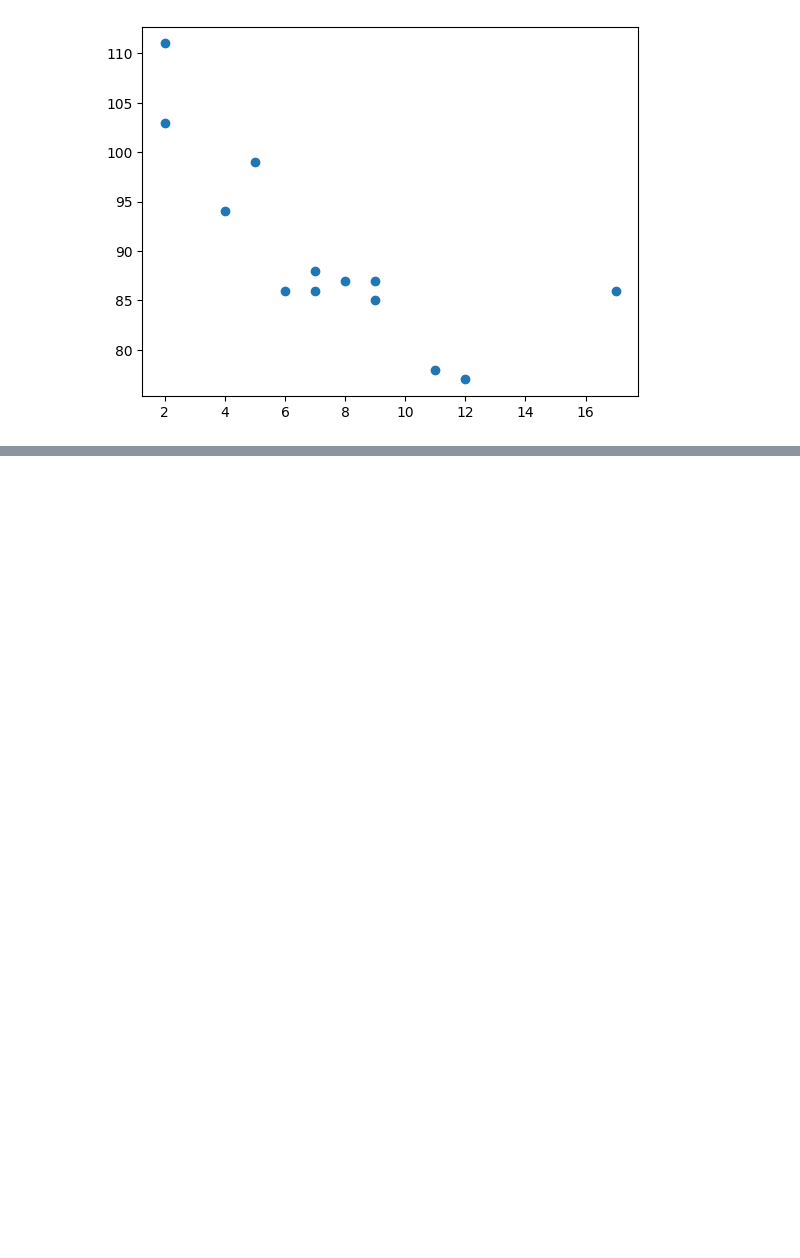
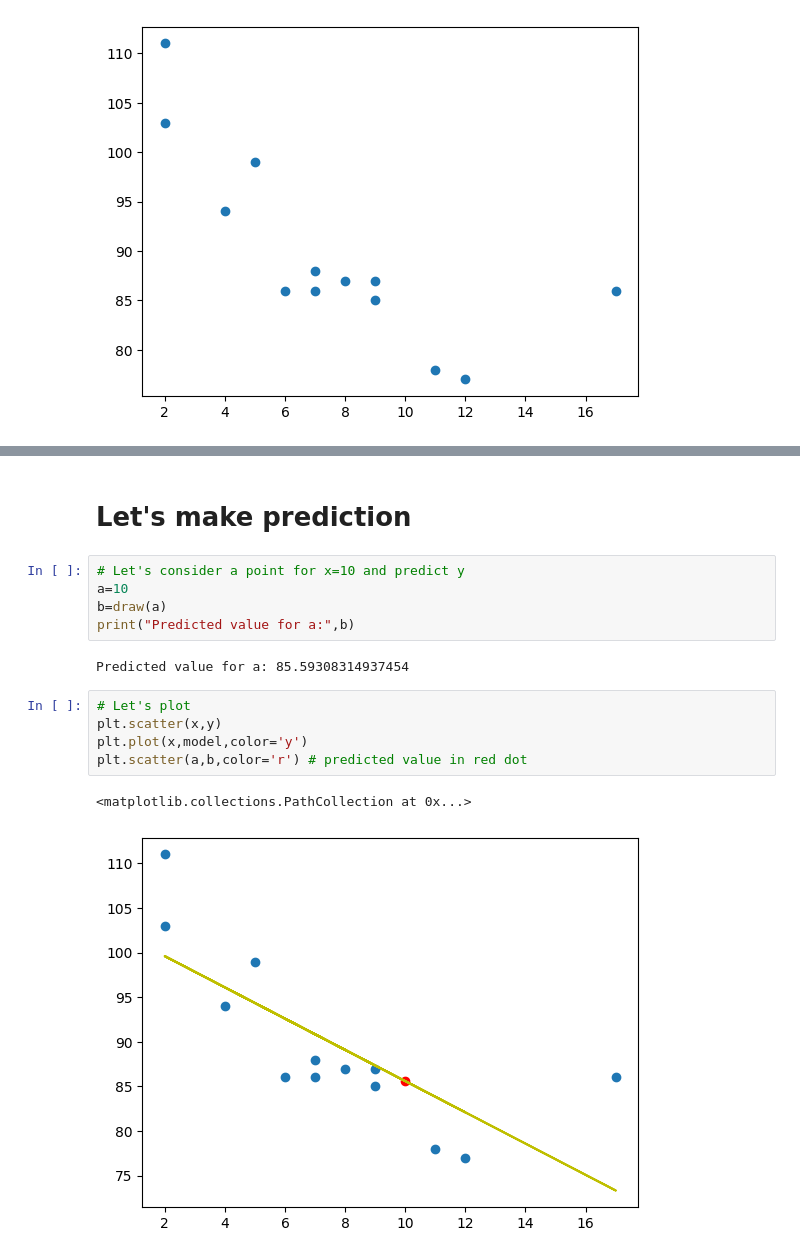
Before and after one commit to shivamrakhunde/Machine-Learning, a Jupyter notebook: LinearRegression.ipynb, the cells around one changed output, grey strips where cells are left out. Drawn from its saved outputs; the diff is of its cells as text; blank space fills up the shorter version.

```diff
--- a/LinearRegression.ipynb
+++ b/LinearRegression.ipynb
@@ -22,0 +52,17 @@ print("Slope:
+# %% [markdown]
+# Let's make prediction
+# %%
+# Let's consider a point for x=10 and predict y
+a=10
+b=draw(a)
+print("Predicted value for a:",b)
+# %% [output]
+Predicted value for a: 85.59308314937454
+# %%
+# Let's plot
+plt.scatter(x,y)
+plt.plot(x,model,color='y')
+plt.scatter(a,b,color='r') # predicted value in red dot
+# %% [output]
+<matplotlib.collections.PathCollection at 0x...>
+[figure, added]
```
Also changed, not shown: parts of 11 cells of this notebook.
